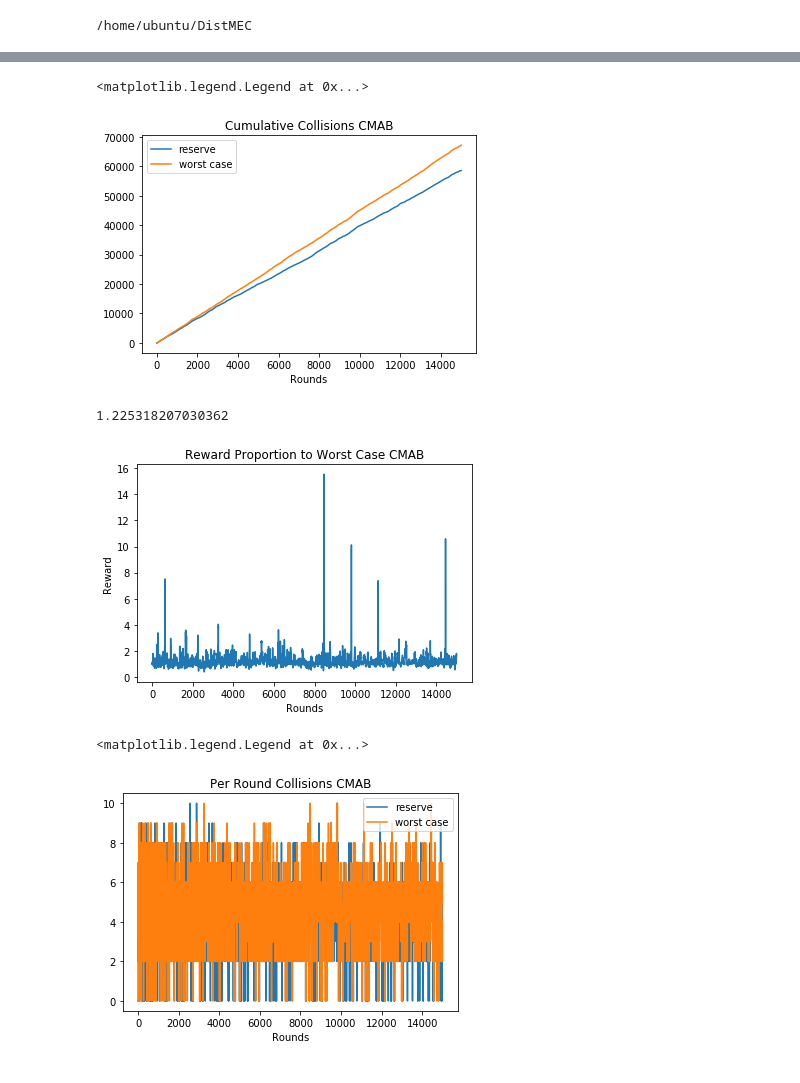
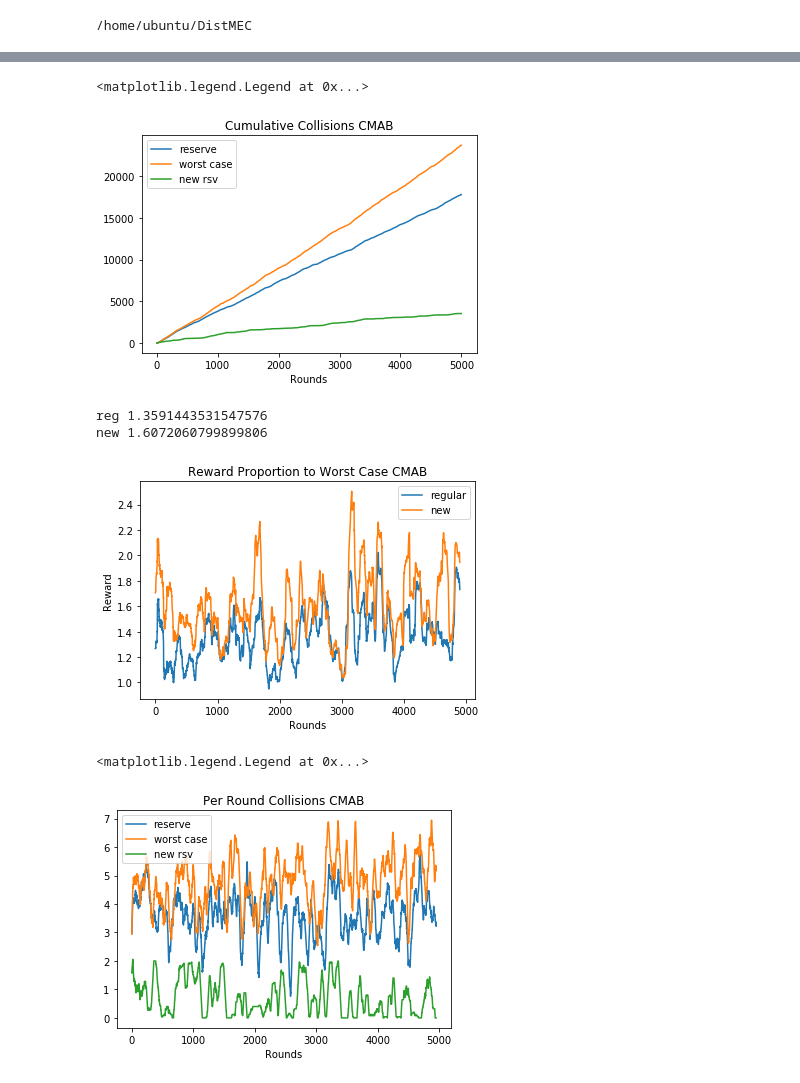
Before and after one commit to tj-kim/DistMEC, a Jupyter notebook: jupyter_notebooks/22_06_02 Worst Case Gain.ipynb, the cells around one changed output, grey strips where cells are left out. Saved outputs shown, nothing was run; the diff lists cells and outputs as text; code cells hidden in the pictures.

Commit message:
new reservation system

```diff
--- a/jupyter_notebooks/22_06_02 Worst Case Gain.ipynb
+++ b/jupyter_notebooks/22_06_02 Worst Case Gain.ipynb
@@ -23,11 +23,12 @@ def moving_average(a, n=3) :
     return ret[n - 1:] / n
 # %%
 # System Parameters
-T = 15000
+T = 5000
 num_users = 10
 num_svrs = 16
 num_locs = 9
 mu = np.random.uniform(low=0, high = 1, size = [num_users, num_svrs])
+ceiling = 20
 # w = np.random.uniform(low=0, high=1, size= [num_users, num_svrs])
 
 # Generate visitng locations and server locations
@@ -39,7 +40,8 @@ svr_locs = gen_eq_locs(space_1d=space_1d_dim, nums=num_svrs)
 Users = []
 for i in range(num_users):
     Users += [User(usr_locs,svr_locs,mu[i],i,
-                  max_dist = 7, threshold_dist = 6, self_weight = 1 - 0.95, P = None, ceiling = 10)]
+                  max_dist = 7, threshold_dist = 6, self_weight = 1 - 0.95, P = None, ceiling = ceiling,
+                  sticky_mode = False)]
 
 # Create Servers
 Servers = []
@@ -51,14 +53,21 @@ regret = np.zeros(T)
 collision_count = np.zeros(T)
 optimal_reward = np.zeros(T)
 # %%
+# Explore rounds are common/shared across all users
 explore_rounds(Users, num_users, Servers, mu, regret, collision_count, optimal_reward,
                usr_move_flag = True, rounds=1)
 
 # Make copies of values for worst case
 Users_w = copy.deepcopy(Users)
-# Recorded Values - worst case
 regret_w = copy.deepcopy(regret)
 collision_count_w = copy.deepcopy(collision_count)
+
+# For sticky Case
+Users_s = copy.deepcopy(Users)
+regret_s = copy.deepcopy(regret)
+collision_count_s = copy.deepcopy(collision_count)
+for u in Users_s:
+    u.sticky_mode = True
 
 for t in range(i+1, T):
     w = obtain_w(Users, len(Users), len(Servers))
@@ -68,7 +77,10 @@ for t in range(i+1, T):
                usr_move_flag = True, debugger = False, reservation_mode = True, optimal =optimal)
     play_round(Users_w, Servers, mu, regret_w, collision_count_w,
                usr_move_flag = False, debugger=False, reservation_mode = False, optimal=optimal)
+    play_round(Users_s, Servers, mu, regret_s, collision_count_s,
+               usr_move_flag = False, debugger=False, reservation_mode = True, optimal=optimal)
     copy_usr_loc(Users, Users_w)
+    copy_usr_loc(Users, Users_s)
 # %%
 # Obtain reward values
 reward = optimal_reward - regret
@@ -90,31 +104,43 @@ plt.legend()
 # %%
 plt.plot(np.cumsum(collision_count), label = 'reserve')
 plt.plot(np.cumsum(collision_count_w), label = 'worst case')
+plt.plot(np.cumsum(collision_count_s), label = 'new rsv')
 plt.title('Cumulative Collisions CMAB')
 plt.xlabel('Rounds')
 plt.legend()
 # %% [output]
 <matplotlib.legend.Legend at 0x...>
-[figure, old version]
+[figure, new version]
 # %%
 # data preprocessing
-y = np.divide(reward, reward_w)
-y = moving_average(y,n=10)
+n = 100
+y1 = np.divide(reward, reward_w)
+y1 = moving_average(y1,n=n)
 
-plt.plot(y)
+y2 = np.divide(reward_s, reward_w)
+y2 = moving_average(y2, n=n)
+
+plt.plot(y1, label = 'regular')
+plt.plot(y2, label = 'new')
 plt.title('Reward Proportion to Worst Case CMAB')
 plt.xlabel('Rounds')
 plt.ylabel('Reward')
-np.mean(np.divide(reward, reward_w))
+plt.legend()
+
+print('reg',np.mean(np.divide(reward, reward_w)))
+print('new',np.mean(np.divide(reward_s, reward_w)))
 # %% [output]
-1.225318207030362
+reg 1.3591443531547576
+new 1.6072060799899806
-[figure, old version]
+[figure, new version]
 # %%
-plt.plot((collision_count), label = 'reserve')
-plt.plot((collision_count_w), label = 'worst case')
+m = 50
+plt.plot(moving_average(collision_count,m), label = 'reserve')
+plt.plot(moving_average(collision_count_w,m), label = 'worst case')
+plt.plot(moving_average(collision_count_s,m), label = 'new rsv')
 plt.title('Per Round Collisions CMAB')
 plt.xlabel('Rounds')
 plt.legend()
 # %% [output]
 <matplotlib.legend.Legend at 0x...>
-[figure, old version]
+[figure, new version]
```
Also changed, not shown: parts of 2 cells of this notebook, 1 other file.
